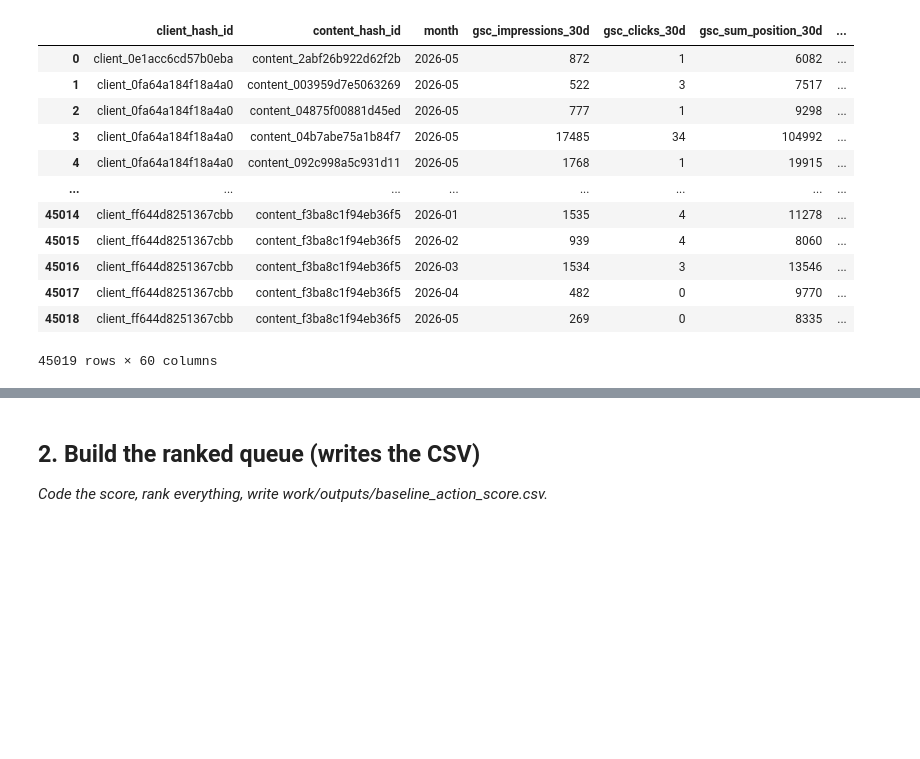
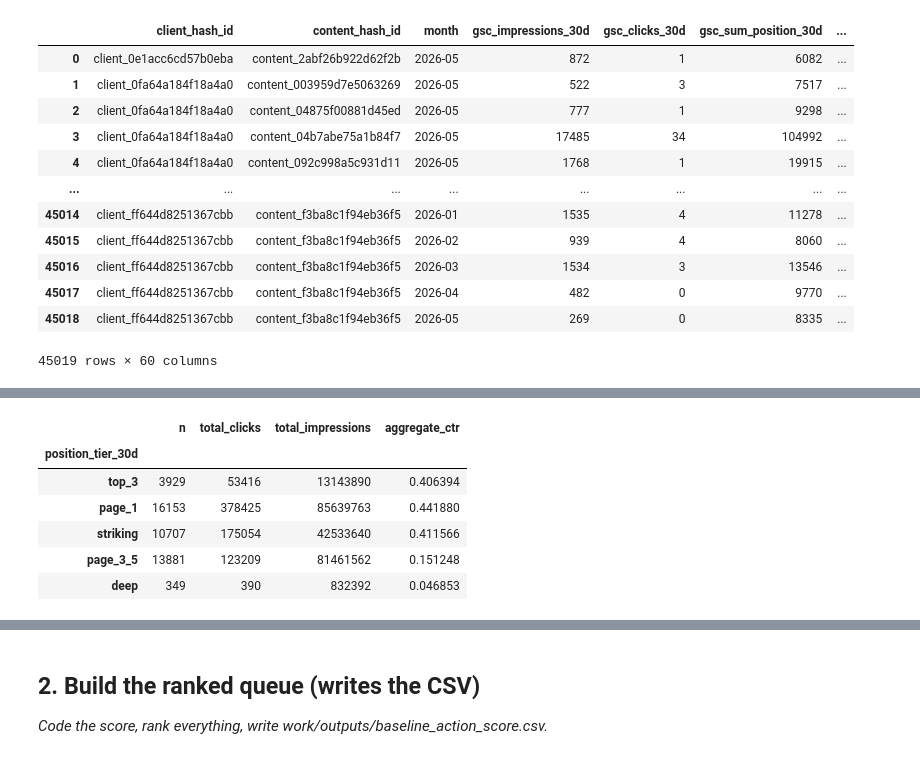
Before and after one commit to octane21/flyrank-internship-ML, a Jupyter notebook: work/notebooks/w04_baseline_score.ipynb, the cells around one changed output, grey strips where cells are left out. Cells and saved outputs as stored; diff of their text form; code cells hidden in the pictures; blank space fills up the shorter version.

```diff
--- a/work/notebooks/w04_baseline_score.ipynb
+++ b/work/notebooks/w04_baseline_score.ipynb
@@ -603,0 +750,23 @@ memory usage: 24.7+ MB
+# %%
+result = (
+    dataset.groupby("position_tier_30d")
+    .agg(
+        n=("gsc_clicks_30d", "count"),
+        total_clicks=("gsc_clicks_30d", "sum"),
+        total_impressions=("gsc_impressions_30d", "sum")
+    )
+)
+
+result["aggregate_ctr"] = (
+    result["total_clicks"] / result["total_impressions"] * 100
+)
+
+result
+# %% [output]
+|  | n | total_clicks | total_impressions | aggregate_ctr |
+| position_tier_30d |  |  |  |  |
+| top_3 | 3929 | 53416 | 13143890 | 0.406394 |
+| page_1 | 16153 | 378425 | 85639763 | 0.441880 |
+| striking | 10707 | 175054 | 42533640 | 0.411566 |
+| page_3_5 | 13881 | 123209 | 81461562 | 0.151248 |
+| deep | 349 | 390 | 832392 | 0.046853 |
```
Also changed, not shown: parts of 21 cells of this notebook.
